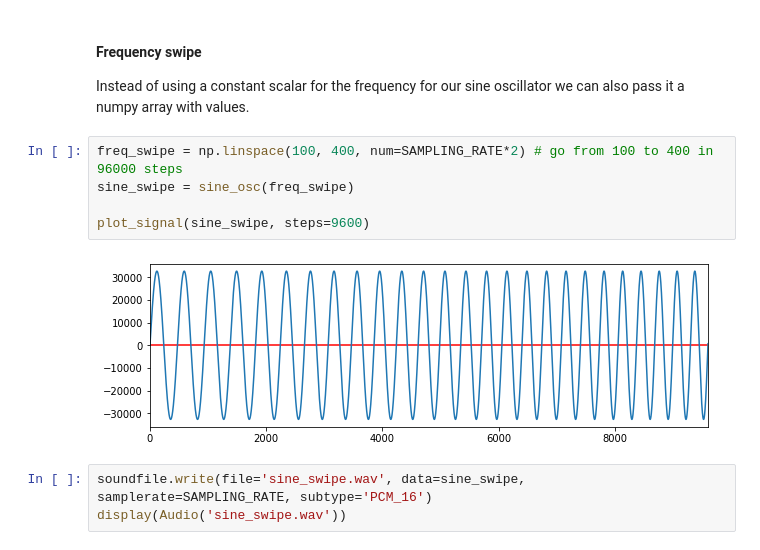
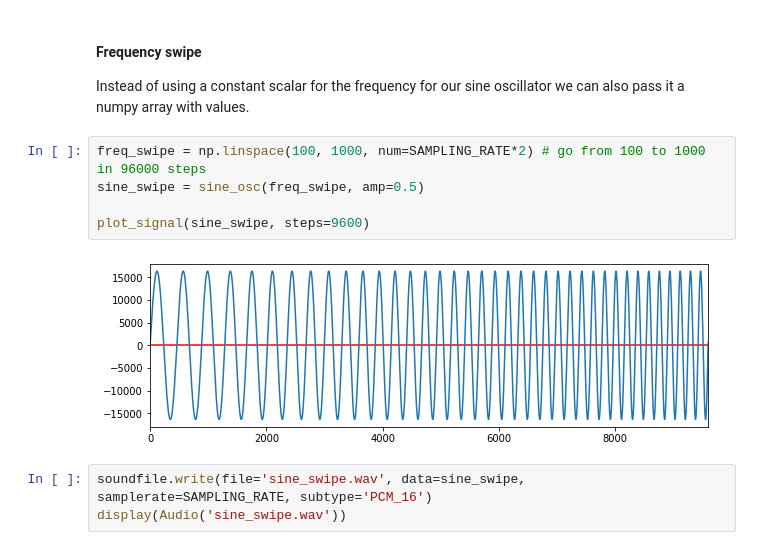
Before and after one commit to capital-G/musikinformatik-sose2021, a Jupyter notebook: 01_spect_resynth/canvas.ipynb, the cells around one changed output. Drawn from its saved outputs; the diff is of its cells as text.

```diff
--- a/01_spect_resynth/canvas.ipynb
+++ b/01_spect_resynth/canvas.ipynb
@@ -197,12 +196,12 @@ display(Audio(f'sine_{base_freq}_comb.wav'))
 
 Instead of using a constant scalar for the frequency for our sine oscillator we can also pass it a numpy array with values.
 # %%
-freq_swipe = np.linspace(100, 400, num=SAMPLING_RATE*2) # go from 100 to 400 in 96000 steps
-sine_swipe = sine_osc(freq_swipe)
+freq_swipe = np.linspace(100, 1000, num=SAMPLING_RATE*2) # go from 100 to 1000 in 96000 steps
+sine_swipe = sine_osc(freq_swipe, amp=0.5)
 
 plot_signal(sine_swipe, steps=9600)
 # %% [output]
-[figure, old version]
+[figure, new version]
 # %%
 soundfile.write(file='sine_swipe.wav', data=sine_swipe, samplerate=SAMPLING_RATE, subtype='PCM_16')
 display(Audio('sine_swipe.wav'))
```
Also changed, not shown: parts of 6 cells of this notebook, 2 other files.
